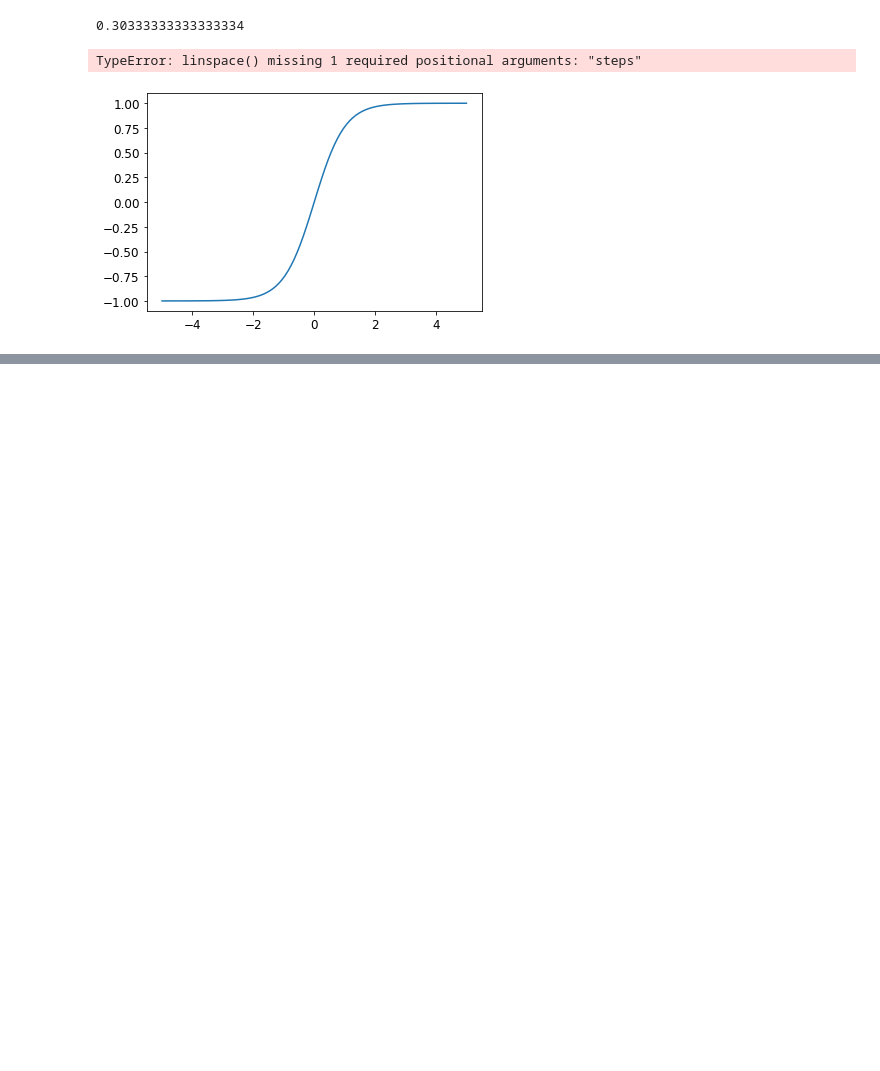
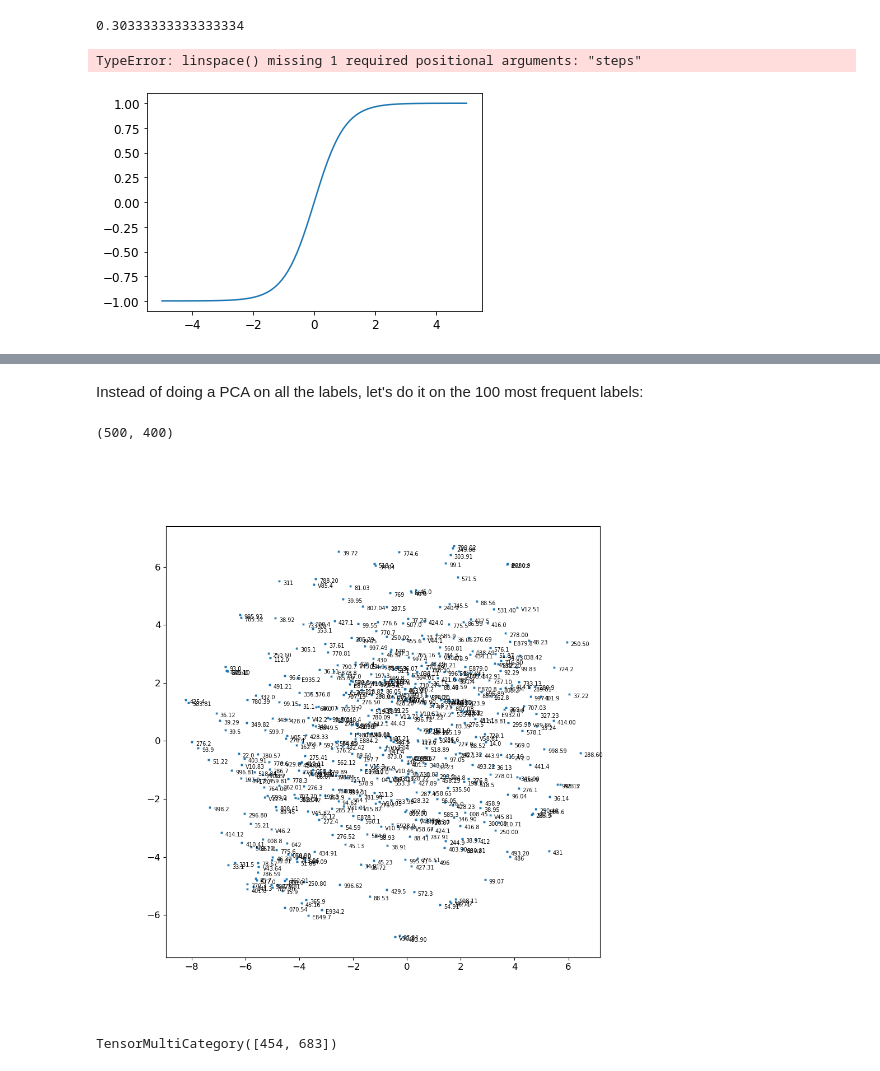
Before and after one commit to debjyotiSRoy/xcube_old, a Jupyter notebook: nbs/examples/mimic/sample/mimic3-9k_sample.ipynb, the cells around one changed output, grey strips where cells are left out. Cells and saved outputs as stored; diff of their text form; code cells hidden in the pictures; blank space fills up the shorter version.

```diff
--- a/nbs/examples/mimic/sample/mimic3-9k_sample.ipynb
+++ b/nbs/examples/mimic/sample/mimic3-9k_sample.ipynb
@@ -1221,0 +1404,33 @@ plot_function(torch.tanh, min=-5, max=5)
+# %% [markdown]
+Instead of doing a PCA on all the labels, let's do it on the 100 most frequent labels:
+# %%
+top = 500
+top_lbs = [k for k, v in lbl_freqs.most_common(top)]
+# %%
+top_lbs_emb = lbs_emb[tfm_cat(top_lbs)]
+# %%
+topX = to_np(top_lbs_emb)
+# %%
+topX.shape
+# %% [output]
+(500, 400)
+# %%
+topX_tsne = TSNE(n_components=2, perplexity=40).fit_transform(topX)
+# %%
+%matplotlib widget
+fig = plt.figure(figsize=(10,10))
+ax = fig.add_subplot(1, 1, 1)
+plt.scatter(topX_tsne[:, 0], topX_tsne[:, 1], marker='x', s=5)
+for lbl, x, y in zip(top_lbs, topX_tsne[:, 0], topX_tsne[:, 1]):
+    plt.annotate(lbl,
+                xy=(x,y),
+                xytext=(5,-5),
+                textcoords='offset points',
+                size=7)
+plt.show()
+# %% [output]
+[figure, added]
+# %%
+tfm_cat(['36.12', '36.06'])
+# %% [output]
+TensorMultiCategory([454, 683])
```
Also changed, not shown: parts of 70 cells of this notebook.
